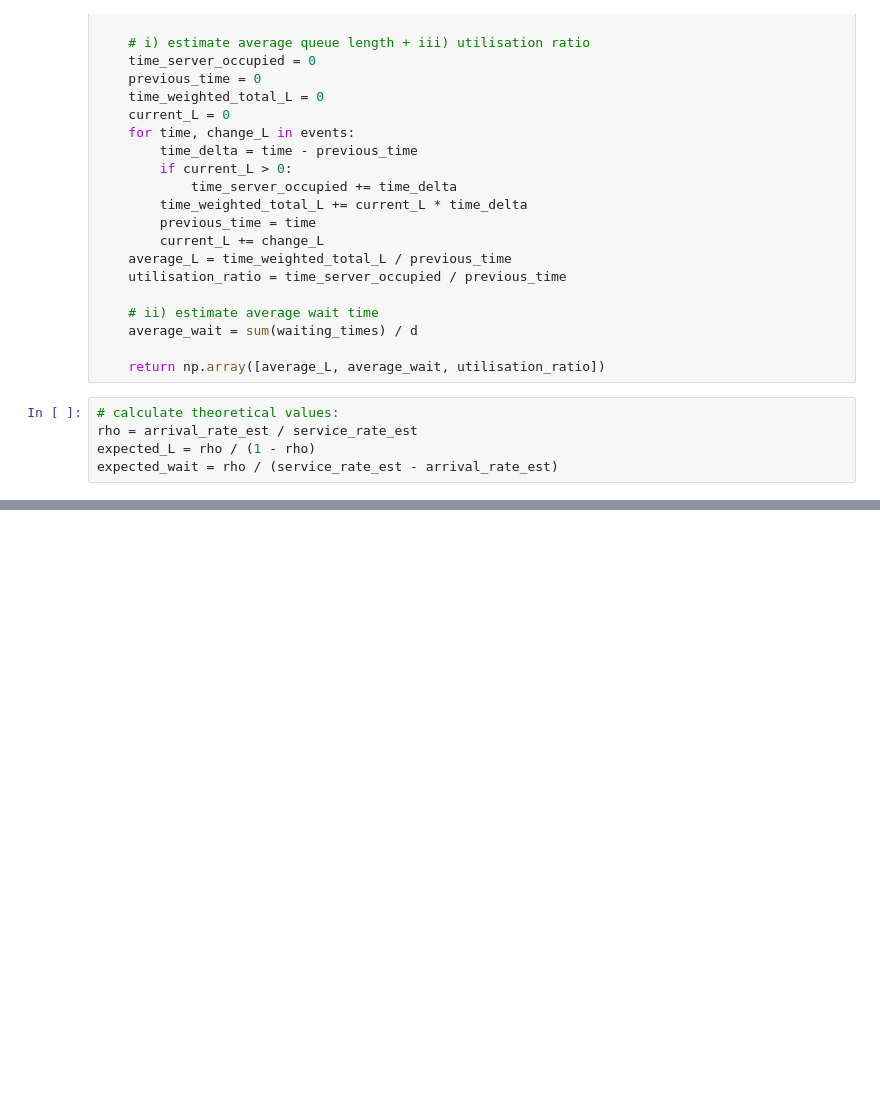
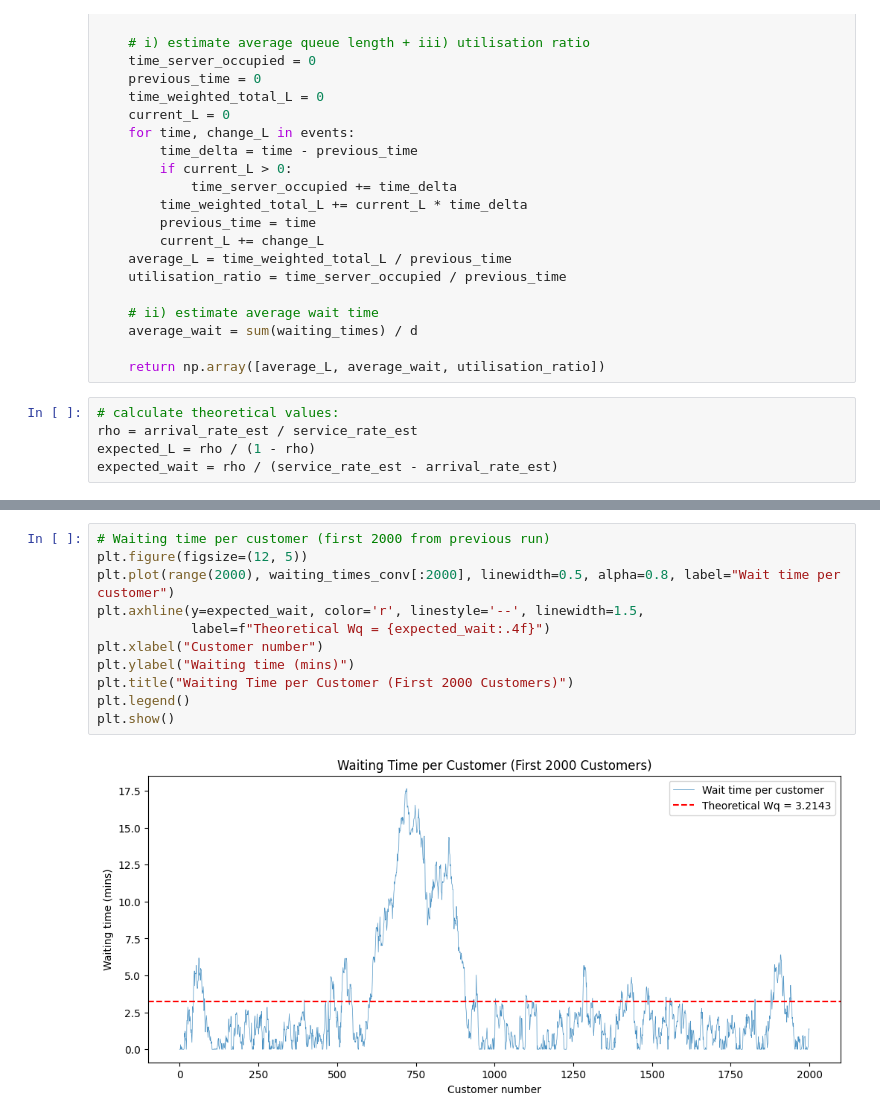
Before and after one commit to SupremeLeader04/Operations_Research_Queueing_Simulations, a Jupyter notebook: simulations.ipynb, the cells around one changed output, grey strips where cells are left out. Cells and saved outputs as stored; diff of their text form; blank space fills up the shorter version.

```diff
--- a/simulations.ipynb
+++ b/simulations.ipynb
@@ -148,0 +233,13 @@ Waiting Time (mins)       2.6429                2.6263      0.0289    0.628
+# %%
+# Waiting time per customer (first 2000 from previous run)
+plt.figure(figsize=(12, 5))
+plt.plot(range(2000), waiting_times_conv[:2000], linewidth=0.5, alpha=0.8, label="Wait time per customer")
+plt.axhline(y=expected_wait, color='r', linestyle='--', linewidth=1.5,
+            label=f"Theoretical Wq = {expected_wait:.4f}")
+plt.xlabel("Customer number")
+plt.ylabel("Waiting time (mins)")
+plt.title("Waiting Time per Customer (First 2000 Customers)")
+plt.legend()
+plt.show()
+# %% [output]
+[figure, added]
```
Also changed, not shown: parts of 7 cells of this notebook.
